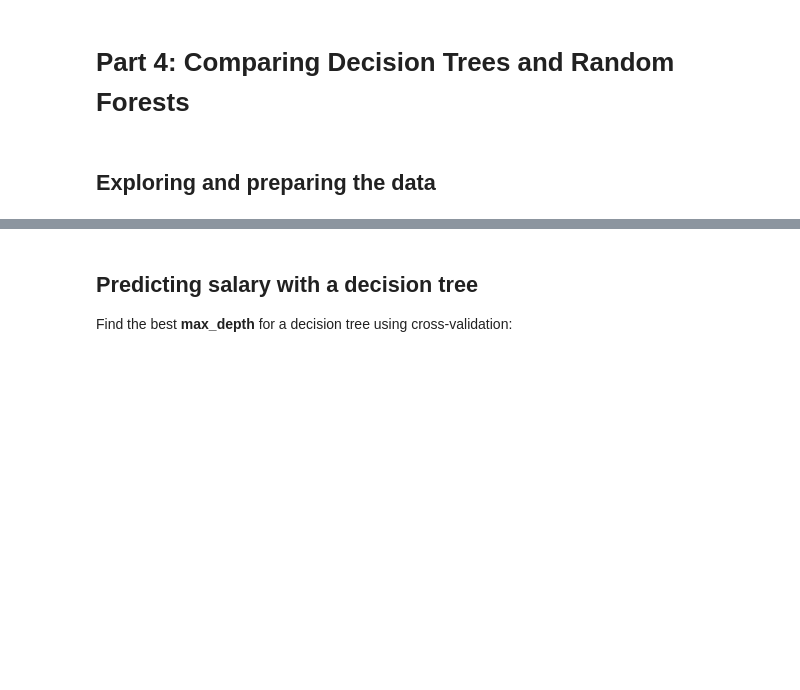
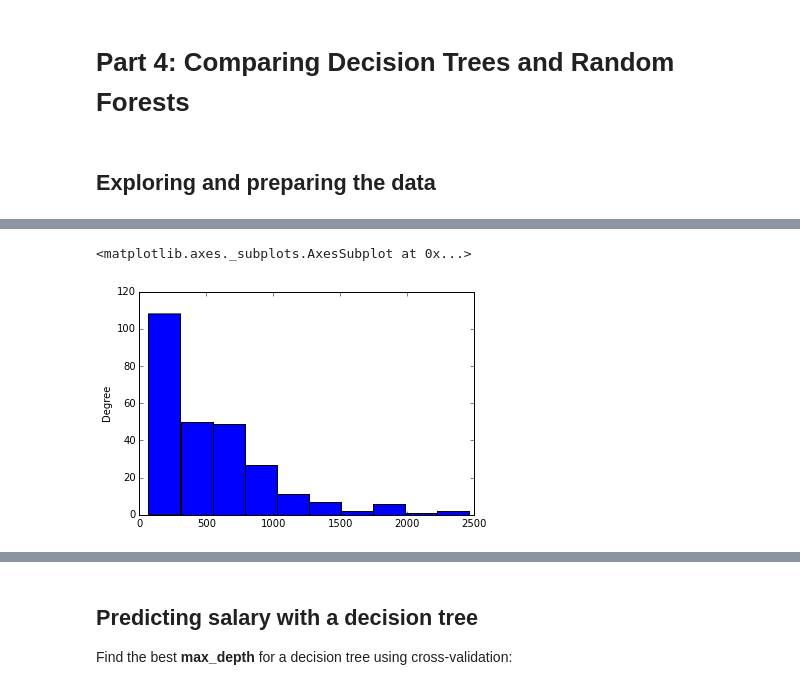
Before and after one commit to justmarkham/DAT7, a Jupyter notebook: notebooks/18_ensembling.ipynb, the cells around one changed output, grey strips where cells are left out. Saved outputs shown, nothing was run; the diff lists cells and outputs as text; code cells hidden in the pictures; blank space fills up the shorter version.

```diff
--- a/notebooks/18_ensembling.ipynb
+++ b/notebooks/18_ensembling.ipynb
@@ -245,3 +357,8 @@ What's the point?
 # Part 4: Comparing Decision Trees and Random Forests
 # %% [markdown]
 ## Exploring and preparing the data
+# %%
+# read in the baseball salary data
+url = 'https://raw.githubusercontent.com/justmarkham/DAT7/master/data/hitters.csv'
+hitters = pd.read_csv(url)
+hitters.head()
@@ -247,0 +401,3 @@ What's the point?
+# %%
+# remove rows with missing values
+hitters.dropna(inplace=True)
@@ -247,0 +420,6 @@ What's the point?
+# %%
+# convert to dummy variables
+hitters['League'] = pd.factorize(hitters.League)[0]
+hitters['Division'] = pd.factorize(hitters.Division)[0]
+hitters['NewLeague'] = pd.factorize(hitters.NewLeague)[0]
+hitters.head()
@@ -247,0 +433,8 @@ What's the point?
+# %%
+%matplotlib inline
+
+# histogram of Salary
+hitters.Salary.plot(kind='hist')
+# %% [output]
+<matplotlib.axes._subplots.AxesSubplot at 0x...>
+[figure, added]
```
Also changed, not shown: parts of 43 cells of this notebook, 2 other files.
